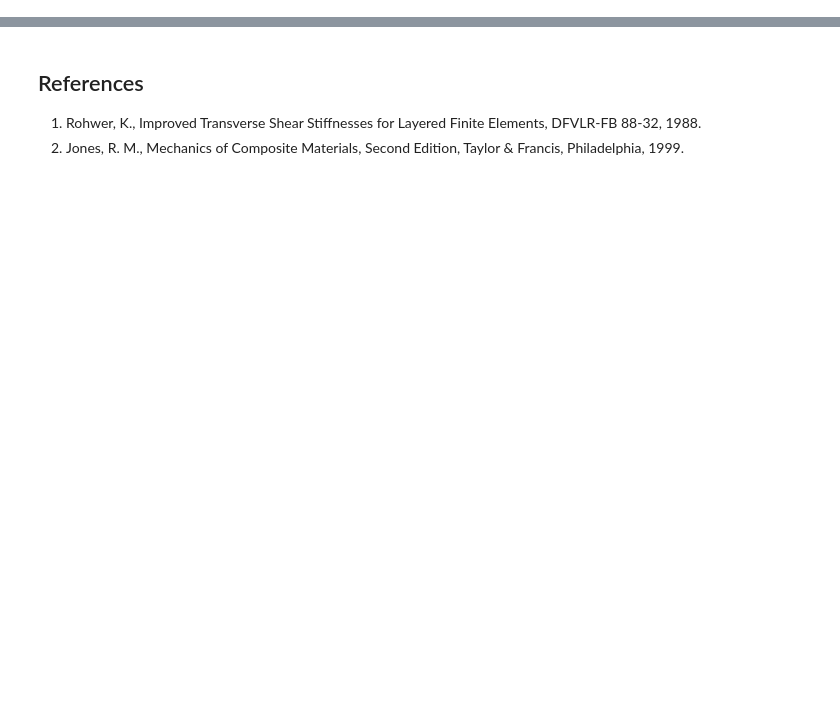
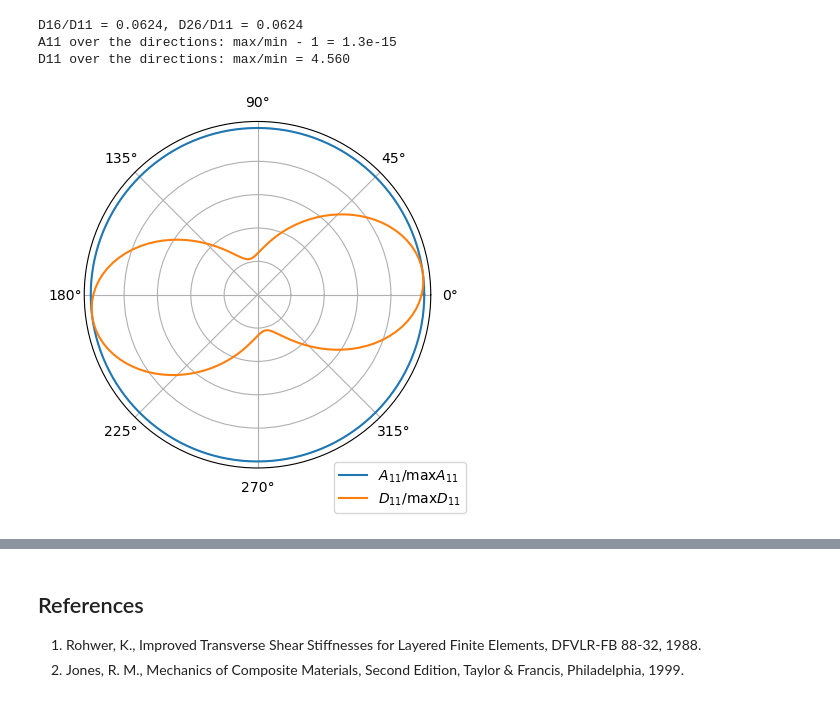
Before and after one commit to saullocastro/composites, a Jupyter notebook: notebooks/ex_laminated_plate.ipynb, the cells around one changed output, grey strips where cells are left out. Cells and saved outputs as stored; diff of their text form; code cells hidden in the pictures; blank space fills up the shorter version.

```diff
--- a/notebooks/ex_laminated_plate.ipynb
+++ b/notebooks/ex_laminated_plate.ipynb
@@ -70,15 +69,11 @@ from composites.core import (laminate_from_LaminationParameters,
 # %%
-# quasi-isotropic CFRP laminate [0/45/-45/90]s, SI units
-laminaprop = (142e9, 8.7e9, 0.28, 5.1e9, 5.1e9, 3.2e9) # E11, E22, nu12, G12, G13, G23
-stack = [0, 45, -45, 90, 90, -45, 45, 0] # from the bottom to the top
-lam = laminated_plate(stack, plyt=0.125e-3, laminaprop=laminaprop,
-                      rho=1600.)
-# ABD relates {Nxx, Nyy, Nxy, Mxx, Myy, Mxy} to the generalized strains
-# {exx0, eyy0, gxy0, kxx, kyy, kxy}
-ABD = lam.ABD
-assert ABD.shape == (6, 6)
-assert np.allclose(ABD[:3, :3], lam.A) and np.allclose(ABD[:3, 3:], lam.B)
-assert np.allclose(ABD[3:, 3:], lam.D)
-np.set_printoptions(precision=4)
-print(ABD)
+# E11, E22, nu12, G12, G13, G23 of the ply
+laminaprop = (142e9, 8.7e9, 0.28, 5.1e9, 5.1e9, 3.2e9)
+rho = 1600. # kg/m^3
+stack = [0, 45, -45, 90, 90, -45, 45, 0] # from the bottom to the top ply
+lam = laminated_plate(stack, plyt=0.125e-3, laminaprop=laminaprop, rho=rho)
+h = lam.h
+print('h =', h)
+print('ABD =')
+print(lam.ABD)
 # %% [output]
@@ -126,0 +156,25 @@ intrho = 1.5999999999999999
+# %%
+print('D16/D11 = %.4f, D26/D11 = %.4f' % (lam.D16/lam.D11, lam.D26/lam.D11))
+psis = np.linspace(0, 360, 145)
+A11s, D11s = [], []
+for psi in psis:
+    rot = laminated_plate(np.array(stack) - psi, plyt=0.125e-3,
+                          laminaprop=laminaprop)
+    A11s.append(rot.A11)
+    D11s.append(rot.D11)
+A11s, D11s = np.array(A11s), np.array(D11s)
+print('A11 over the directions: max/min - 1 = %.1e' % (A11s.max()/A11s.min() - 1))
+print('D11 over the directions: max/min = %.3f' % (D11s.max()/D11s.min()))
+
+fig = plt.figure(figsize=(4.5, 4.5))
+ax = fig.add_subplot(projection='polar')
+ax.plot(np.deg2rad(psis), A11s/A11s.max(), label='$A_{11}/\\max A_{11}$')
+ax.plot(np.deg2rad(psis), D11s/D11s.max(), label='$D_{11}/\\max D_{11}$')
+ax.set_yticklabels([])
+ax.legend(loc='lower left', bbox_to_anchor=(0.7, -0.15))
+plt.show()
+# %% [output]
+D16/D11 = 0.0624, D26/D11 = 0.0624
+A11 over the directions: max/min - 1 = 1.3e-15
+D11 over the directions: max/min = 4.560
+[figure, added]
```
Also changed, not shown: parts of 21 cells of this notebook, 8 other files.
